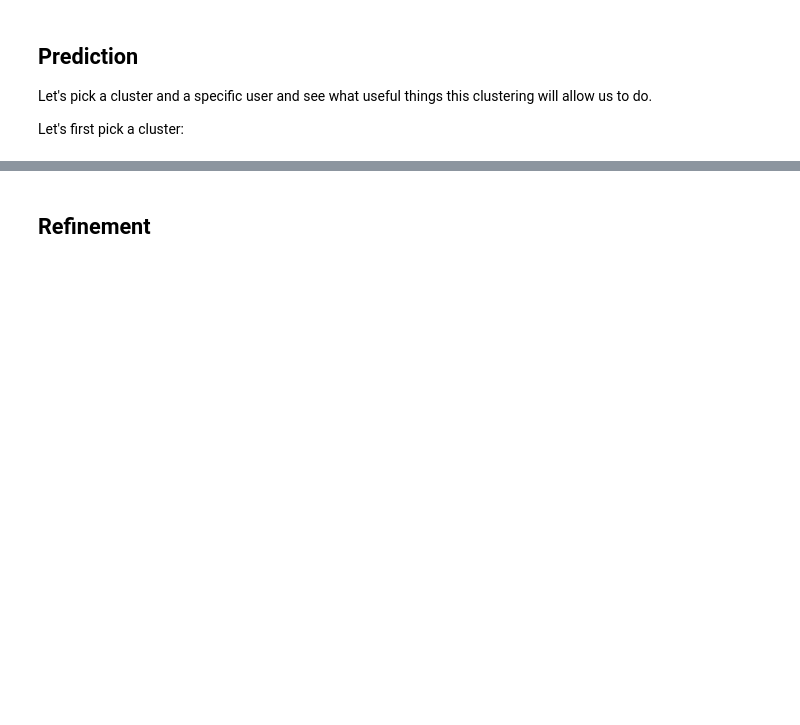
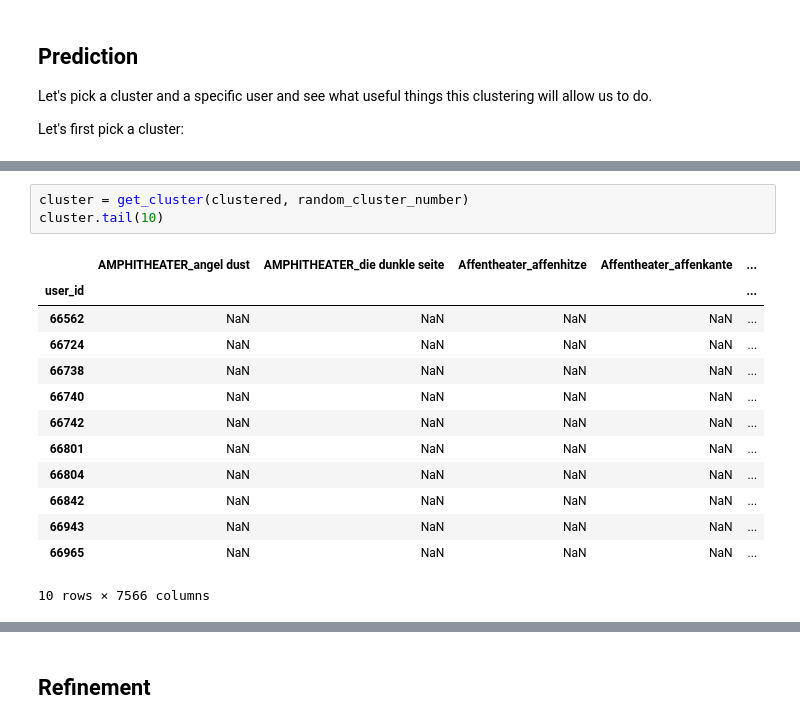
Before and after one commit to killakalle/8anu_Exploration, a Jupyter notebook: 8anu_Exploration.ipynb, the cells around one changed output, grey strips where cells are left out. Saved outputs shown, nothing was run; the diff lists cells and outputs as text; blank space fills up the shorter version.

```diff
--- a/8anu_Exploration.ipynb
+++ b/8anu_Exploration.ipynb
@@ -853,0 +1068,17 @@ def cluster_membership(clusterd, user_id):
+# %%
+cluster = get_cluster(clustered, random_cluster_number)
+cluster.tail(10)
+# %% [output]
+|  | AMPHITHEATER_angel dust | AMPHITHEATER_die dunkle seite | Affentheater_affenhitze | Affentheater_affenkante | ... |
+| user_id |  |  |  |  | ... |
+| 66562 | NaN | NaN | NaN | NaN | ... |
+| 66724 | NaN | NaN | NaN | NaN | ... |
+| 66738 | NaN | NaN | NaN | NaN | ... |
+| 66740 | NaN | NaN | NaN | NaN | ... |
+| 66742 | NaN | NaN | NaN | NaN | ... |
+| 66801 | NaN | NaN | NaN | NaN | ... |
+| 66804 | NaN | NaN | NaN | NaN | ... |
+| 66842 | NaN | NaN | NaN | NaN | ... |
+| 66943 | NaN | NaN | NaN | NaN | ... |
+| 66965 | NaN | NaN | NaN | NaN | ... |
+10 rows × 7566 columns
```
Also changed, not shown: parts of 47 cells of this notebook.
